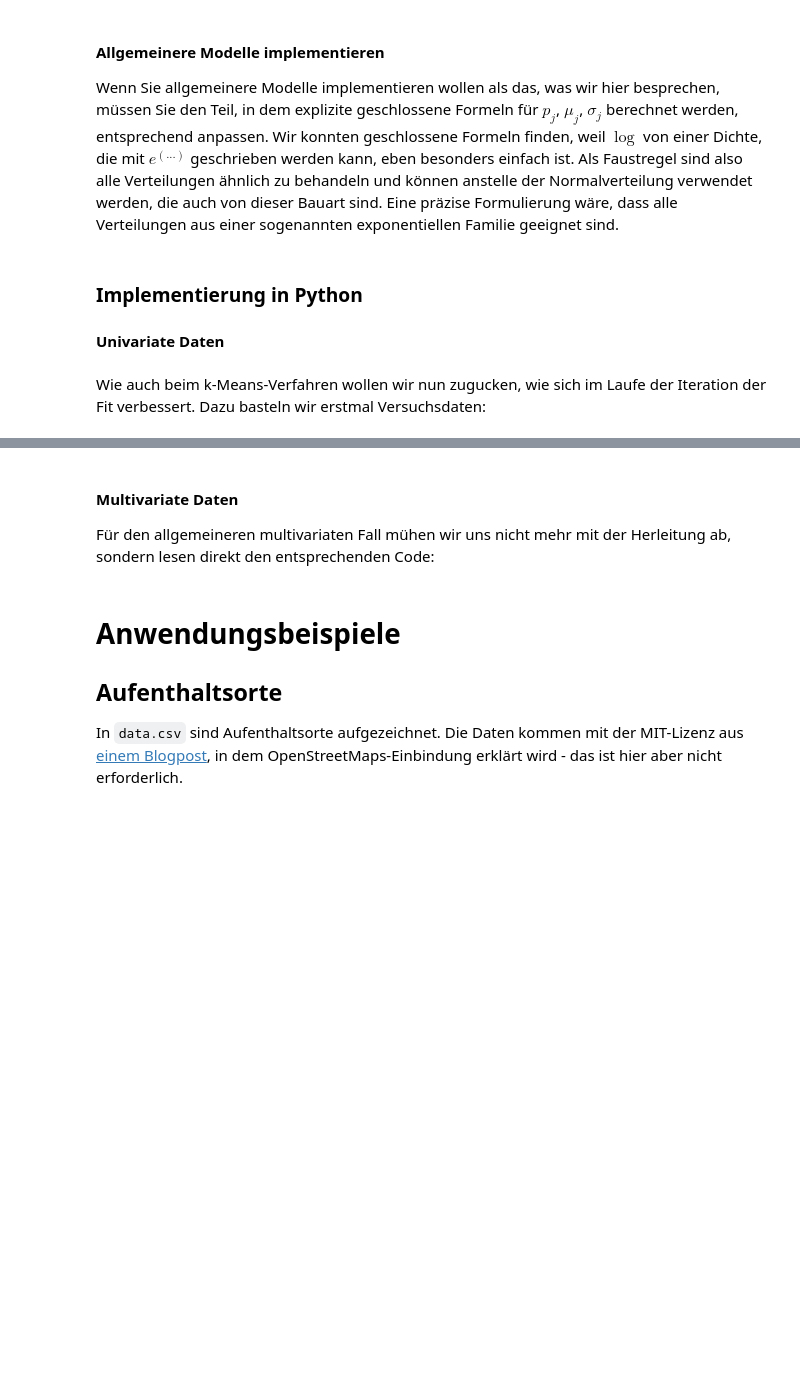
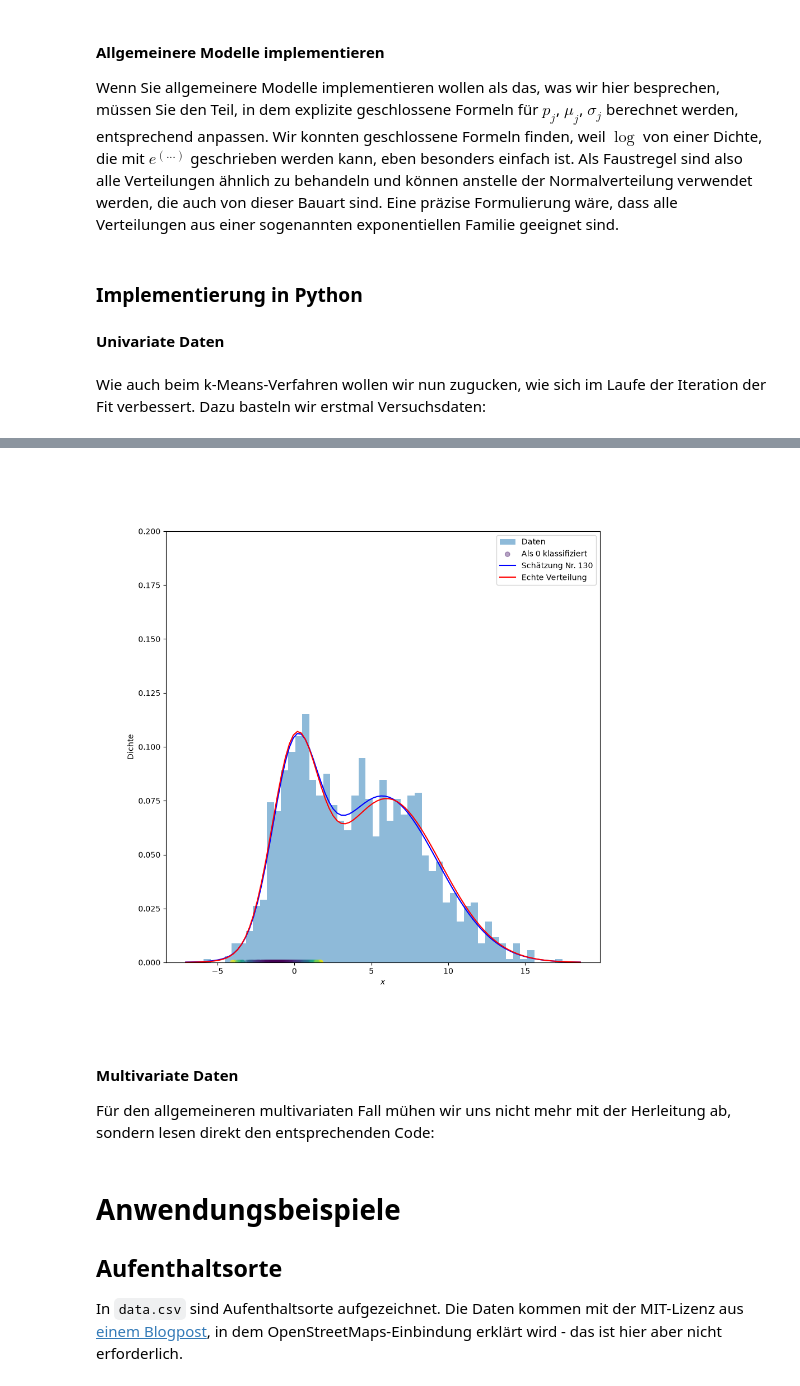
Before and after one commit to konradvoelkel/ds-skript-mirror, a Jupyter notebook: expectation-maximization.ipynb, the cells around one changed output, grey strips where cells are left out. Drawn from its saved outputs; the diff is of its cells as text; code cells hidden in the pictures; blank space fills up the shorter version.

```diff
--- a/expectation-maximization.ipynb
+++ b/expectation-maximization.ipynb
@@ -541,6 +541,7 @@ plt.show()
 # %%
 import matplotlib.animation as animation
 from IPython import display as ipydisplay
+import io, base64
 from sklearn.cluster import KMeans
 
 def init_theta(samples):
@@ -595,8 +596,13 @@ def plot_ani(samples, history):
                                   interval=1000,
                                   frames=len(history))
     video = ani.to_html5_video()
-    html = ipydisplay.HTML(video)
-    ipydisplay.display(html)
+    # Zusätzlich das letzte Bild als PNG ausgeben: der Web-Export zeigt das Video,
+    # der PDF-Export (der kein HTML kann) verwendet das Standbild.
+    png = io.BytesIO()
+    fig.savefig(png, format='png')
+    ipydisplay.display({'text/html': video,
+                        'image/png': base64.b64encode(png.getvalue()).decode('ascii')},
+                       raw=True)
     plt.close()
 
 
@@ -622,3 +627,4 @@ plot_ani(mixture_samples, history)
+[figure, added]
 # %% [markdown]
 #### Multivariate Daten
 
```
Also changed, not shown: parts of 23 cells of this notebook, 19 other files.
